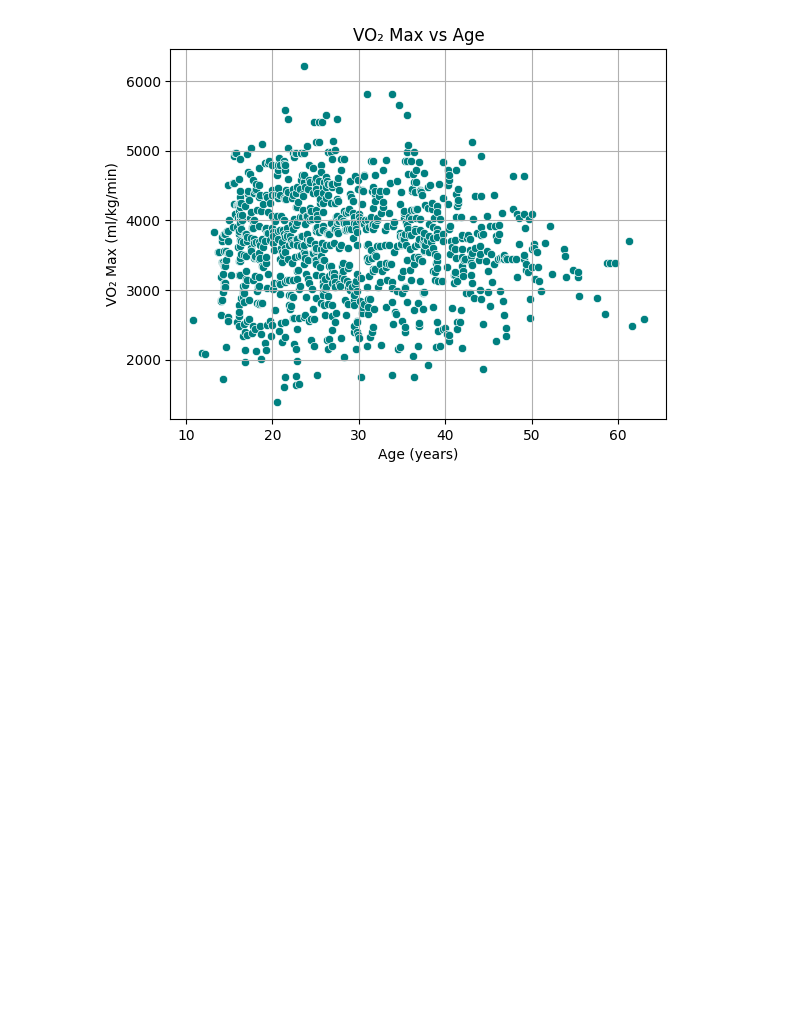
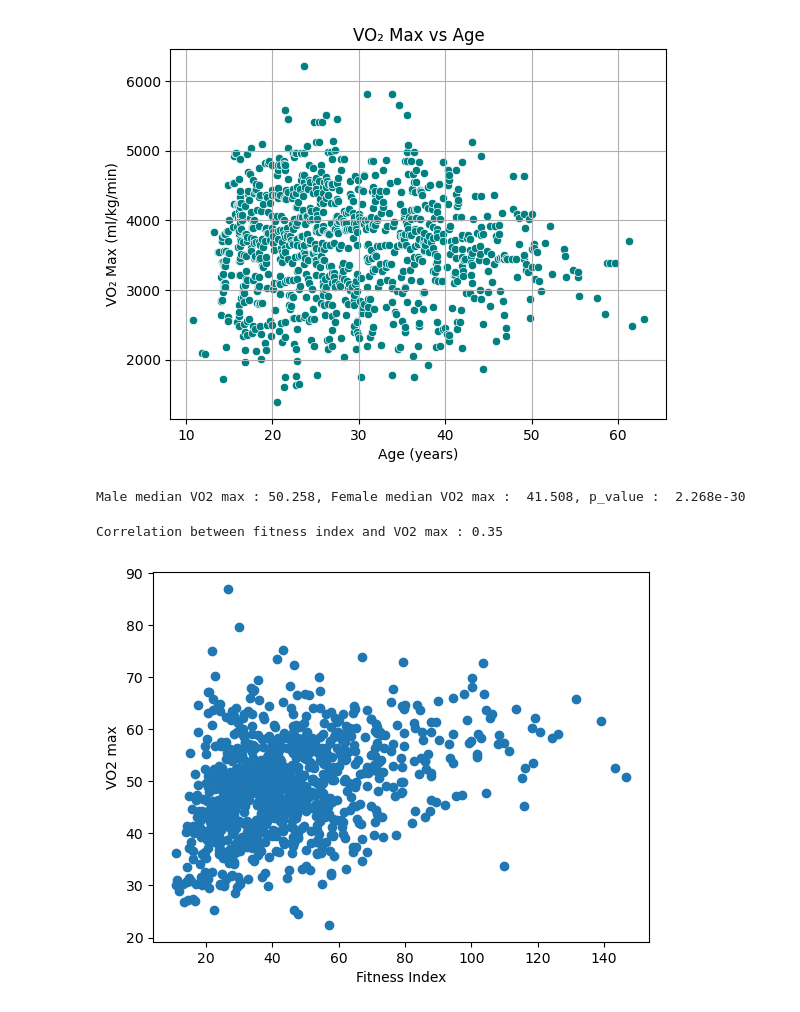
Before and after one commit to Chaithra-Git/Team7_LambdaLegends_PythonHackathon_APRIL25, a Jupyter notebook: Team7_LambdaLegends_AddnlQuestions.ipynb, the cells around one changed output. Drawn from its saved outputs; the diff is of its cells as text; code cells hidden in the pictures; blank space fills up the shorter version.

```diff
--- a/Team7_LambdaLegends_AddnlQuestions.ipynb
+++ b/Team7_LambdaLegends_AddnlQuestions.ipynb
@@ -319,4 +320,52 @@ plt.show()
 # %% [output]
 [figure]
 # %%
-###
+##13. Compare the median VO2 max values for male and female participanta. Are there any significant differences?
+
+#Mann Whitney U test, a non parametric test to compare two independent samples.
+#Calculate VO2 max and merge with subject-info
+merged_data = pd.merge (df_test.groupby ('ID_test').apply (lambda x:x['VO2'].max() / df_subject.loc [df_subject['ID_test'] ==
+                                                                  x.name, 'Weight'].iloc[0], include_groups= False)
+                        .reset_index (name= 'VO2_max'), df_subject, on= 'ID_test')
+#Calculate median VO2 max for male and female
+male_median = merged_data [merged_data['Sex'] == 0]['VO2_max'].median()
+female_median = merged_data [merged_data['Sex'] == 1]['VO2_max'].median()
+#Perform Mann-Whitnet U test
+u_stat, p_value = stats.mannwhitneyu (merged_data [merged_data['Sex'] == 0] ['VO2_max'].dropna(),
+                                     merged_data [merged_data['Sex'] == 1] ['VO2_max'].dropna())
+print (f'Male median VO2 max : {male_median :.3f}, Female median VO2 max : {female_median : .3f}, p_value : {p_value : .3e}')
+#If the p-value is below a certain significance level (usually 0.05), the null hypothesis that the two distributions are equal can be rejected,
+#indicating a statistically significant difference in VO2 max values between male and female participants.
+#Here the p_value from the Mann-Whitney U test is extremely low (2.27e-30) indicating that the difference in VO2 max values between male and female
+#participants is statisticaly significant.
+# %% [output]
+Male median VO2 max : 50.258, Female median VO2 max :  41.508, p_value :  2.268e-30
+# %%
+##14. Investigate the relationship between fitness index and VO2 max. Is there a correlation between these two variables?
+
+#Calculate VO2 max
+vo2_max = df_test.groupby ('ID_test') ['VO2'].max().reset_index()
+vo2_max = pd.merge (vo2_max, df_subject [['ID_test', 'Weight']], on= 'ID_test')
+vo2_max['VO2_max']= vo2_max['VO2'] / vo2_max['Weight']
+#Calculate max speed for each test
+max_speed = df_test.groupby ('ID_test') ['Speed'].max().reset_index()
+max_speed= max_speed.rename(columns= {'Speed' : 'Max_Speed'})
+#Merge the max_speed with subject info
+df_subject = pd.merge (df_subject, max_speed, on= 'ID_test')
+#Calculate fitness index
+df_subject['fitness_index']= (( df_subject['Max_Speed'] * 100) / df_subject['Weight']) * (50 / df_subject['Age'])
+merged_data = pd.merge (vo2_max [['ID_test', 'VO2_max']], df_subject[['ID_test', 'fitness_index']], on= 'ID_test')
+#Calculate Correlation
+correlation = merged_data['VO2_max'].corr(merged_data['fitness_index'])
+print (f'Correlation between fitness index and VO2 max : {correlation:.2f}')
+#Visualize the relationship using scatter plot
+plt.scatter (merged_data['fitness_index'], merged_data['VO2_max'])
+plt.xlabel ('Fitness Index')
+plt.ylabel ('VO2 max')
+plt.show()
+#The correlation coefficient will range from -1 (perfect negative correlation) to 1 (perfect positive correlation). A correlation coefficient close to 1
+#indicates a strong positive relationship between VO2 max and fitness index
+#Here The correlation coefficient of 0.35 indicates a moderate positive relationship between VO2 max and fitness index
+# %% [output]
+Correlation between fitness index and VO2 max : 0.35
+[figure, added]
```
Also changed, not shown: parts of 2 cells of this notebook.
